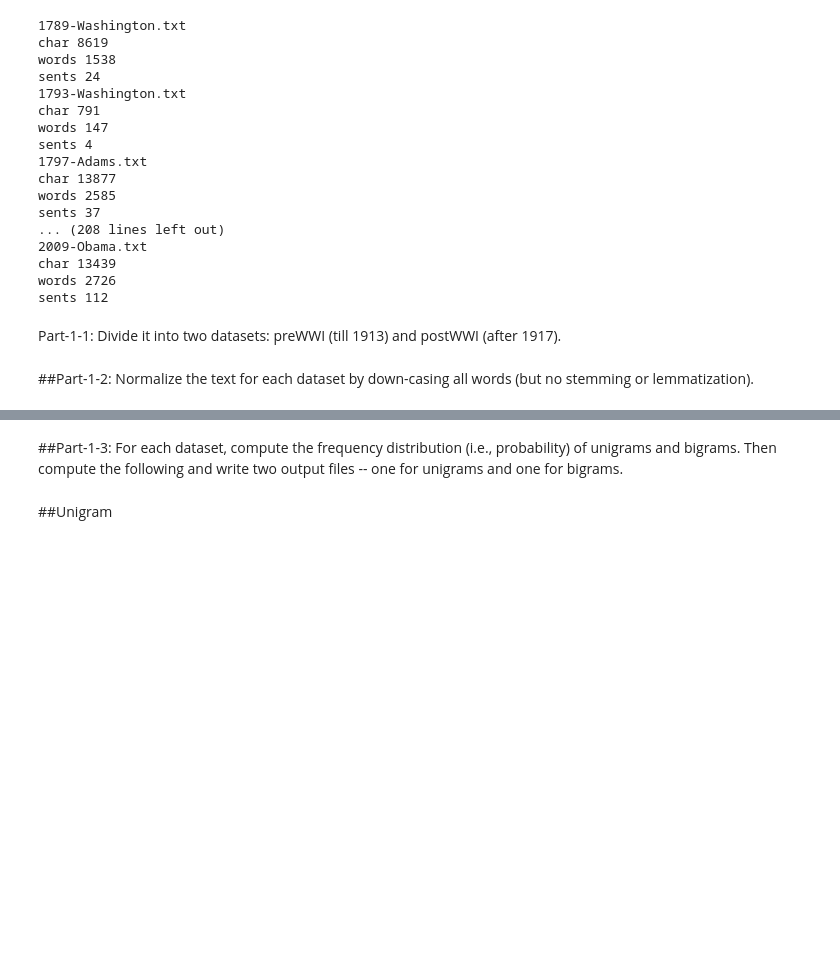
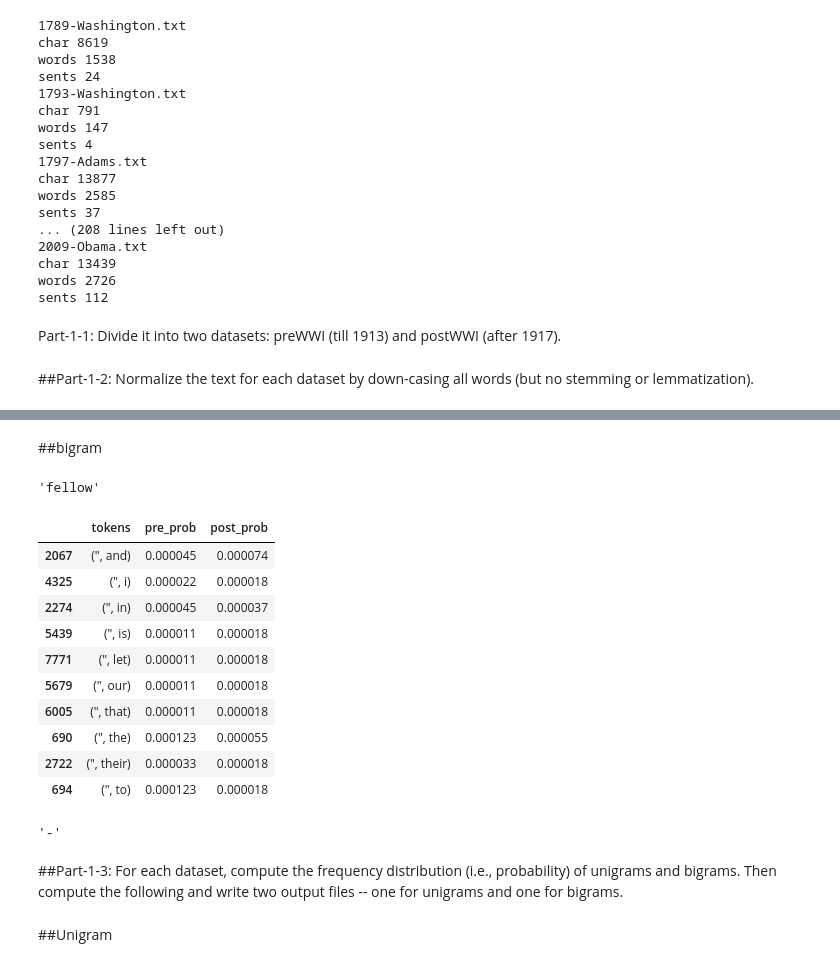
Before and after one commit to kyloop/CSC_594_AI_NLP, a Jupyter notebook: hw2_code.ipynb, the cells around one changed output, grey strips where cells are left out. Drawn from its saved outputs; the diff is of its cells as text; code cells hidden in the pictures; blank space fills up the shorter version.

```diff
--- a/hw2_code.ipynb
+++ b/hw2_code.ipynb
@@ -50,0 +169,34 @@ for fileid in inaugural.fileids():
+# %% [markdown]
+##bigram
+# %%
+pre_bigrams = list(nltk.bigrams(pre_words_lst2))
+fdbi = nltk.FreqDist(pre_bigrams)
+pre_df = pd.DataFrame(list(zip(fdbi.keys(), fdbi.values())), columns =["tokens", "freq"])
+pre_df = pre_df.sort_values(by=["freq"], ascending=False)
+
+pre_df["pre_prob"] = [round(freq / len(pre_words_lst2),7) for freq in pre_df.freq]
+
+
+pre_df = pre_df.sort_values(by = ["pre_prob"], ascending = False)
+#pre_df = pre_df.iloc[0:30000]
+#for i in range(0, pre_df.shape[0]):
+ #   print("%15s %0.7f"%(pre_df.iloc[i]["tokens"], pre_df.iloc[i]["pre_prob"]))
+#stopwords.words('english')
+# %%
+pre_bigrams[0][0]
+# %% [output]
+'fellow'
+# %%
+post_bigrams = list(nltk.bigrams(post_words_lst2))
+fdbi = nltk.FreqDist(post_bigrams)
+post_df = pd.DataFrame(list(zip(fdbi.keys(), fdbi.values())), columns =["tokens", "freq"])
+post_df = post_df.sort_values(by=["freq"], ascending=False)
+
+post_df["post_prob"] = [round(freq / len(post_words_lst2),7) for freq in post_df.freq]
+
+
+post_df = post_df.sort_values(by = ["post_prob"], ascending = False)
+#post_df = post_df.iloc[0:30000]
+#for i in range(0, post_df.shape[0]):
+ #   print("%15s %0.7f"%(post_df.iloc[i]["tokens"], post_df.iloc[i]["post_prob"]))
+#stopwords.words('english')
@@ -50,0 +211,18 @@ for fileid in inaugural.fileids():
+# %%
+pre_post_df = pd.merge(pre_df, post_df, on="tokens")
+pre_post_df = pre_post_df.sort_values(by=["tokens"])
+pre_post_df.drop(columns=["freq_x", "freq_y"], inplace=True)
+pre_post_df[0:10]
+#pre_post_df.to_csv("unigrams.txt", index=False,sep="\t")
+# %% [output]
+|  | tokens | pre_prob | post_prob |
+| 2067 | (", and) | 0.000045 | 0.000074 |
+| 4325 | (", i) | 0.000022 | 0.000018 |
+| 2274 | (", in) | 0.000045 | 0.000037 |
+| 5439 | (", is) | 0.000011 | 0.000018 |
+| 7771 | (", let) | 0.000011 | 0.000018 |
+| 5679 | (", our) | 0.000011 | 0.000018 |
+| 6005 | (", that) | 0.000011 | 0.000018 |
+| 690 | (", the) | 0.000123 | 0.000055 |
+| 2722 | (", their) | 0.000033 | 0.000018 |
+| 694 | (", to) | 0.000123 | 0.000018 |
@@ -51,3 +236,7 @@ for fileid in inaugural.fileids():
+# %%
+words_lst3[1]
+# %% [output]
+'-'
 # %%
 #Iterating the preWWI list to down-casing all words
 for i in range(len(preWWI_lst)):
```
Also changed, not shown: parts of 23 cells of this notebook.
